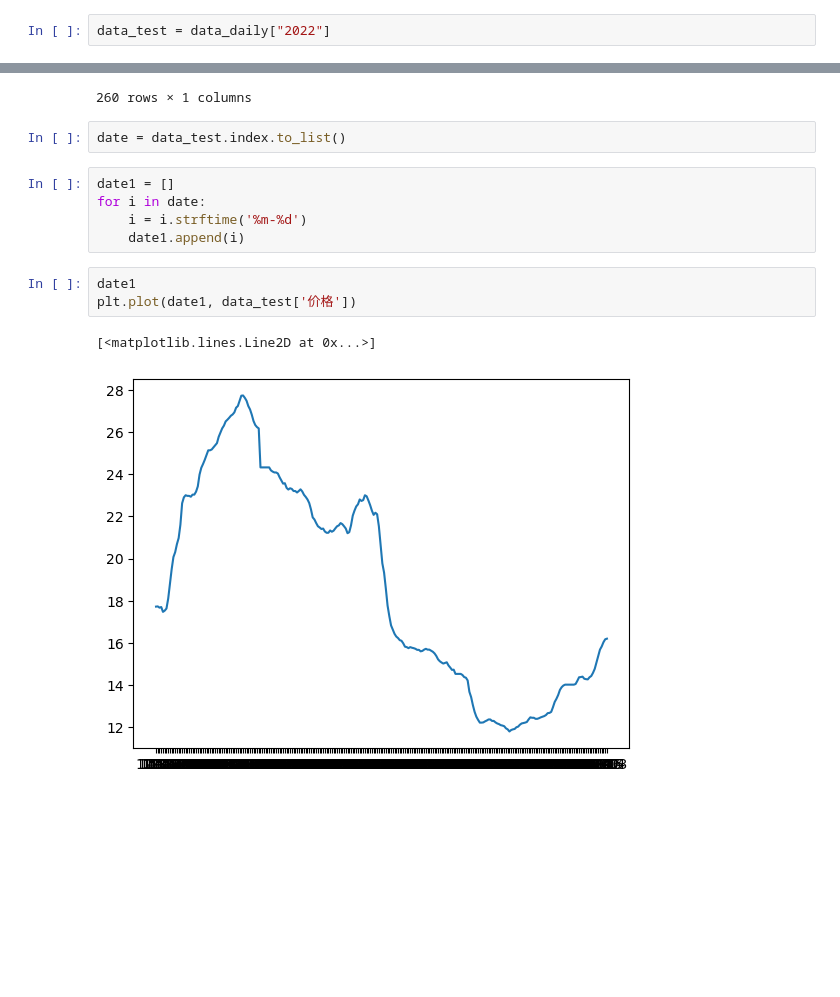
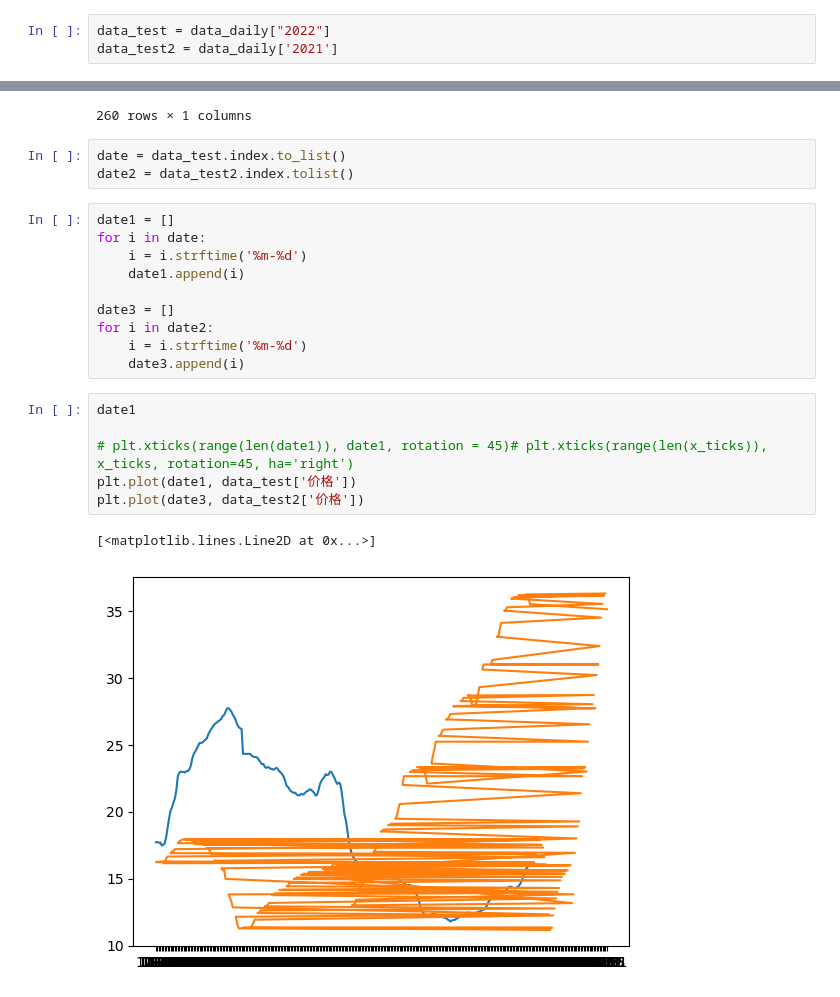
Before and after one commit to asdFllL/swine-data-analysis, a Jupyter notebook: data_clear_and_analysis/数据清洗.ipynb, the cells around one changed output, grey strips where cells are left out. Saved outputs shown, nothing was run; the diff lists cells and outputs as text; blank space fills up the shorter version.

```diff
--- a/data_clear_and_analysis/数据清洗.ipynb
+++ b/data_clear_and_analysis/数据清洗.ipynb
@@ -107,5 +102,6 @@ plt.show()
 # %%
 data_test = data_daily["2022"]
+data_test2 = data_daily['2021']
 # %%
 data_test
 # %% [output]
@@ -125,14 +121,23 @@ data_test
 260 rows × 1 columns
 # %%
 date = data_test.index.to_list()
+date2 = data_test2.index.tolist()
 # %%
 date1 = []
 for i in date:
     i = i.strftime('%m-%d')
     date1.append(i)
+
+date3 = []
+for i in date2:
+    i = i.strftime('%m-%d')
+    date3.append(i)
-# %%
-date1
-plt.plot(date1, data_test['价格'])
-# %% [output]
-[<matplotlib.lines.Line2D at 0x...>]
-[figure, removed]
+# %%
+date1
+
+# plt.xticks(range(len(date1)), date1, rotation = 45)# plt.xticks(range(len(x_ticks)), x_ticks, rotation=45, ha='right')
+plt.plot(date1, data_test['价格'])
+plt.plot(date3, data_test2['价格'])
+# %% [output]
+[<matplotlib.lines.Line2D at 0x...>]
+[figure, added]
```
Also changed, not shown: parts of 3 cells of this notebook.
